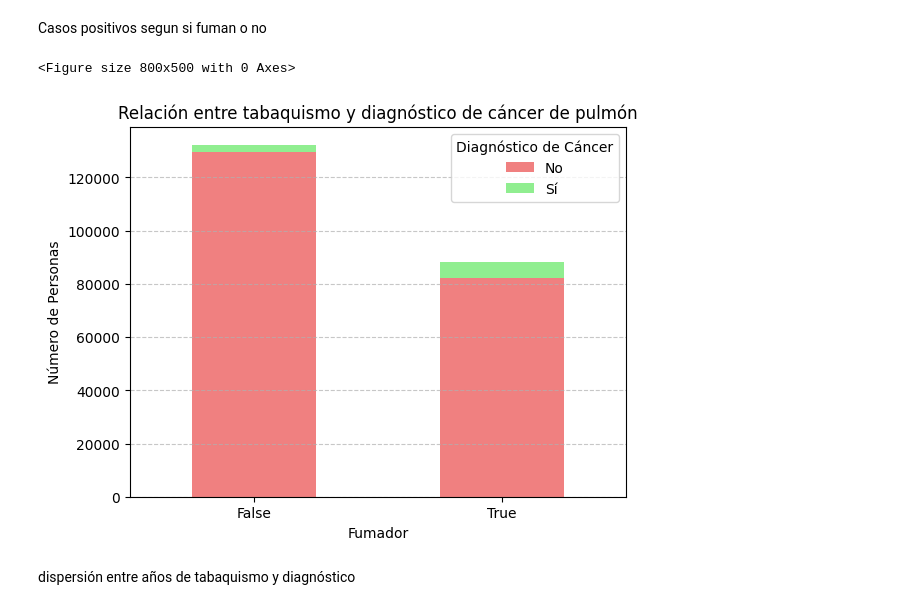
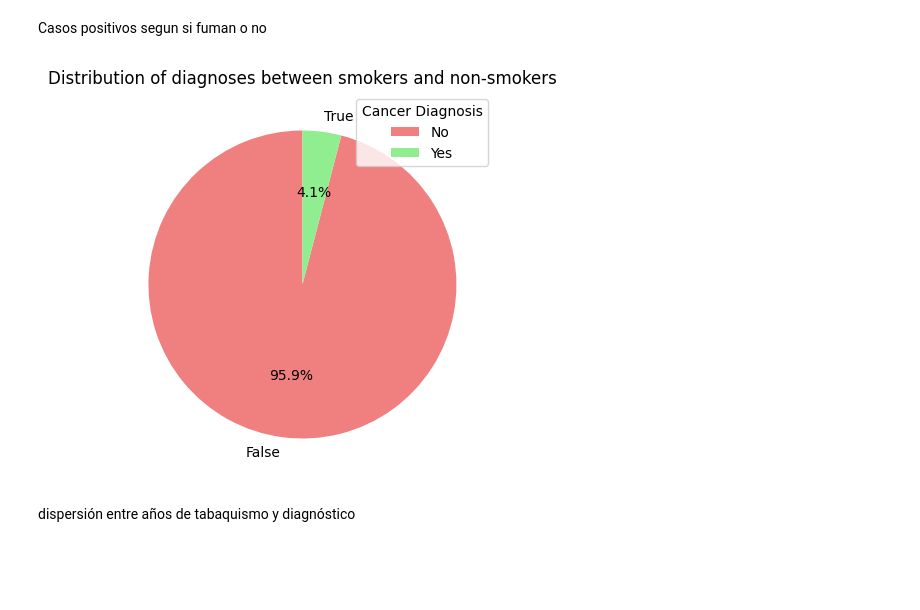
Before and after one commit to Luisgar0821/Lung_cancer, a Jupyter notebook: Lung_cancer.ipynb, the cells around one changed output. Saved outputs shown, nothing was run; the diff lists cells and outputs as text; code cells hidden in the pictures; blank space fills up the shorter version.

```diff
--- a/Lung_cancer.ipynb
+++ b/Lung_cancer.ipynb
@@ -25,8 +19,23 @@ cursor= conn.cursor()
+# %%
+config = configparser.ConfigParser()
+config.read("config.txt")
+db_config = {
+    "host": config.get("DEFAULT", "host"),
+    "port": config.getint("DEFAULT", "port"),
+    "user": config.get("DEFAULT", "user"),
+    "password": config.get("DEFAULT", "password"),
+    "database": config.get("DEFAULT", "database"),
+}
+
+conn = mysql.connector.connect(**db_config)
+cursor= conn.cursor()
+
+csv_file= './DATASET/lung_cancer_prediction_dataset.csv'
 # %% [markdown]
 ## Database And Table Create
 # %%
-cursor.execute(f"CREATE DATABASE IF NOT EXISTS {config['database']}")
-conn.database = config["database"]
+cursor.execute(f"CREATE DATABASE IF NOT EXISTS {db_config['database']}")
+conn.database = db_config["database"]
 # %% [markdown]
 ## Dirt DATASET Load
 # %%
@@ -416,18 +410,14 @@ Casos positivos segun si fuman o no
 # %%
 smoking_diagnosis = df_selected.groupby("Smoker")["Lung_Cancer_Diagnosis"].value_counts().unstack()
 
 plt.figure(figsize=(8, 5))
-smoking_diagnosis.plot(kind="bar", stacked=True, color=["lightcoral", "lightgreen"])
-plt.xlabel("Fumador")
-plt.ylabel("Número de Personas")
-plt.title("Relación entre tabaquismo y diagnóstico de cáncer de pulmón")
-plt.legend(["No", "Sí"], title="Diagnóstico de Cáncer")
-plt.grid(axis="y", linestyle="--", alpha=0.7)
-plt.xticks(rotation=0)
+smoking_diagnosis.sum().plot(kind="pie", autopct="%1.1f%%", colors=["lightcoral", "lightgreen"], startangle=90)
+plt.ylabel("")
+plt.title("Distribution of diagnoses between smokers and non-smokers")
+plt.legend(["No", "Yes"], title="Cancer Diagnosis")
 plt.show()
 # %% [output]
-<Figure size 800x500 with 0 Axes>
-[figure, old version]
+[figure, new version]
 # %% [markdown]
 dispersión entre años de tabaquismo y diagnóstico
 # %%
```
Also changed, not shown: parts of 9 cells of this notebook, 1 other file.
